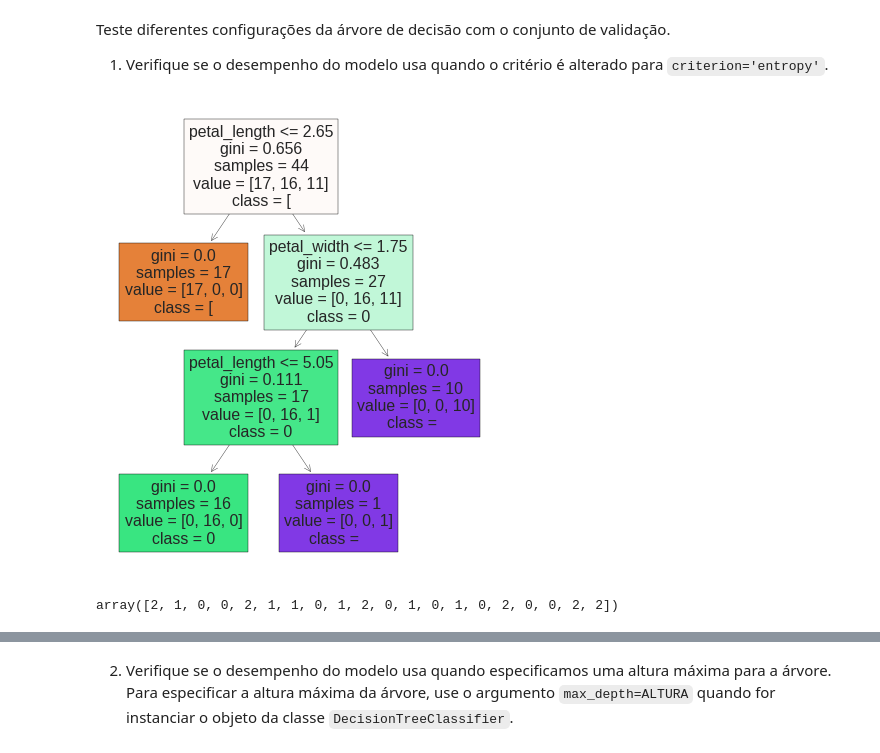
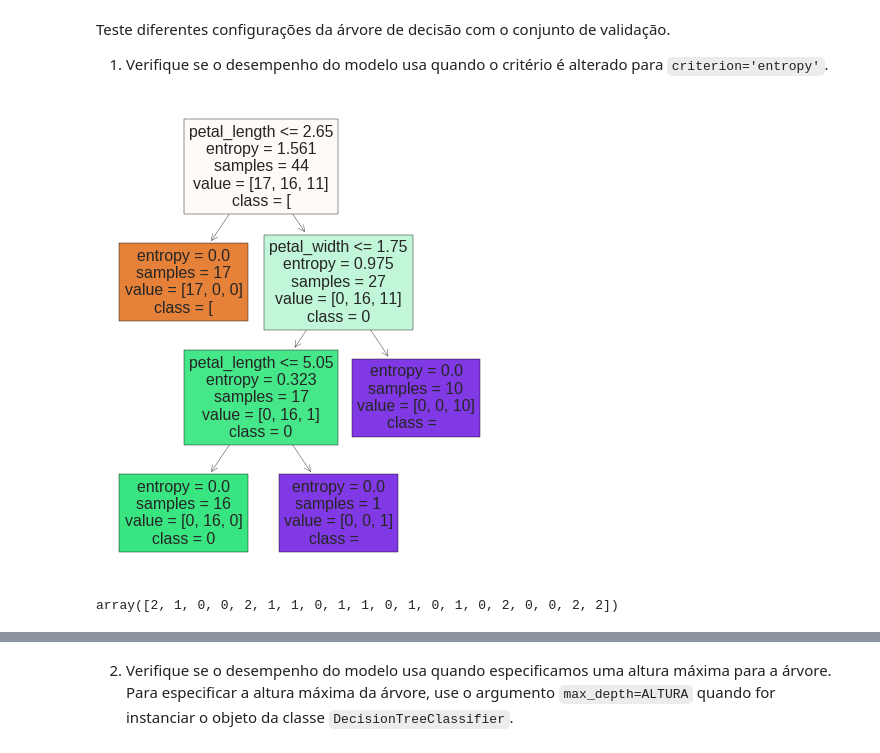
Before and after one commit to AnaCristina1972/projett, a Jupyter notebook: Atividade_1_Modelos_introdutórios.ipynb, the cells around one changed output, grey strips where cells are left out. Saved outputs shown, nothing was run; the diff lists cells and outputs as text; code cells hidden in the pictures.

```diff
--- a/Atividade_1_Modelos_introdutórios.ipynb
+++ b/Atividade_1_Modelos_introdutórios.ipynb
@@ -36,5 +36,5 @@ Use a função `pd.read_csv()` para carregar o arquivo de treinamento (`iris-tre
 # %% [markdown]
 Vamos trabalhar com os arquivos disponibilizados no ColabWeb.
 # %%
-treino = pd.read_csv("/iris-treino.csv")   # <-- complete o código
+treino = pd.read_csv("/content/iris-treino.csv")   # <-- complete o código
 # %%
@@ -274,5 +278,5 @@ Agora vamos verificar se é possível ajustar os hiperparâmetros de acordo com
 # %% [markdown]
 A ideia é simples, vamos dividir o conjunto de treino em um **novo conjunto de treino** e um conjunto de validação. Podemos fazer isso utilizando a função `train_test_split`.
 # %%
-X_train, X_test, y_train, y_test = train_test_split(treino.iloc[:, :-1], treino.iloc[:, -1],
+X_train, X_val, y_train, y_val = train_test_split(treino.iloc[:, :-1], treino.iloc[:, -1],
                                                     random_state=42, test_size=0.3, stratify=treino.iloc[:, -1])
@@ -322,22 +286,19 @@ Name: species, dtype: int64
 Teste diferentes configurações da árvore de decisão com o conjunto de validação.
 
 1) Verifique se o desempenho do modelo usa quando o critério é alterado para `criterion='entropy'`.
-# %%
-X_train, X_val, y_train, y_val = train_test_split(treino.iloc[:, :-1], treino.iloc[:, -1],
-                                                    random_state=42, test_size=0.3, stratify=treino.iloc[:, -1])
 # %%
-clfAV1 = DecisionTreeClassifier(criterion='gini', max_depth=3, random_state=42)
+clfAV1 = DecisionTreeClassifier(criterion='entropy')
 clfAV1.fit(X_train,y_train);
 previsores=['sepal_length',	'sepal_width',	'petal_length',	'petal_width']
 fig,exes=plt.subplots(nrows=1, ncols=1, figsize=(5,6))
 tree.plot_tree(clfAV1, feature_names=previsores,class_names=str(clfAV1.classes_), filled=True);
 fig.savefig('Arvore_1.png')
 # Continue o código para treinar a árvore com (X_train, y_train) e testar a árvore com (X_val, y_val)
 # %% [output]
-[figure, old version]
+[figure, new version]
 # %%
 ypredAV1=clfAV1.predict(X_val)
 # %%
 ypredAV1
 # %% [output]
-array([2, 1, 0, 0, 2, 1, 1, 0, 1, 2, 0, 1, 0, 1, 0, 2, 0, 0, 2, 2])
+array([2, 1, 0, 0, 2, 1, 1, 0, 1, 1, 0, 1, 0, 1, 0, 2, 0, 0, 2, 2])
```
Also changed, not shown: parts of 69 cells of this notebook.
